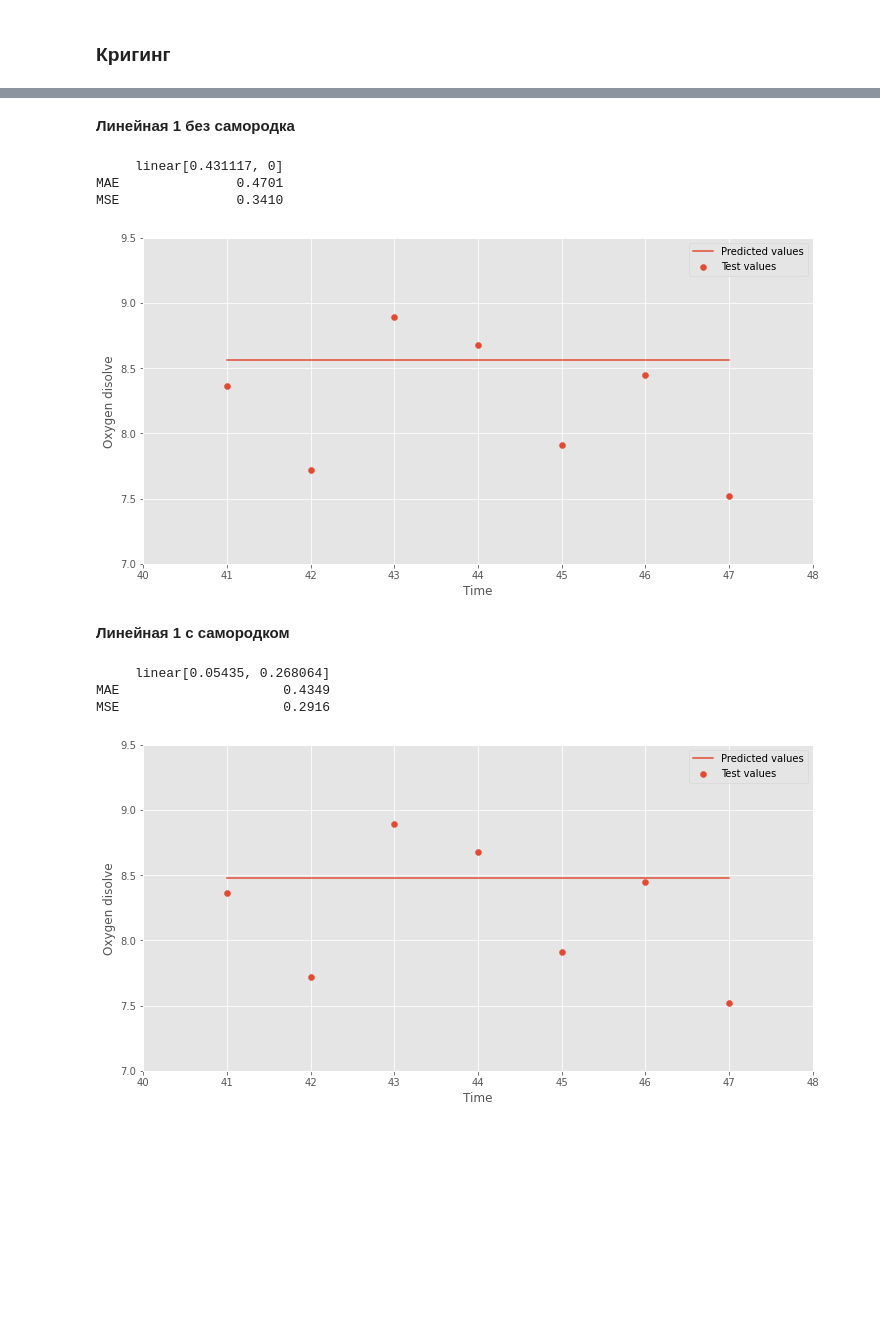
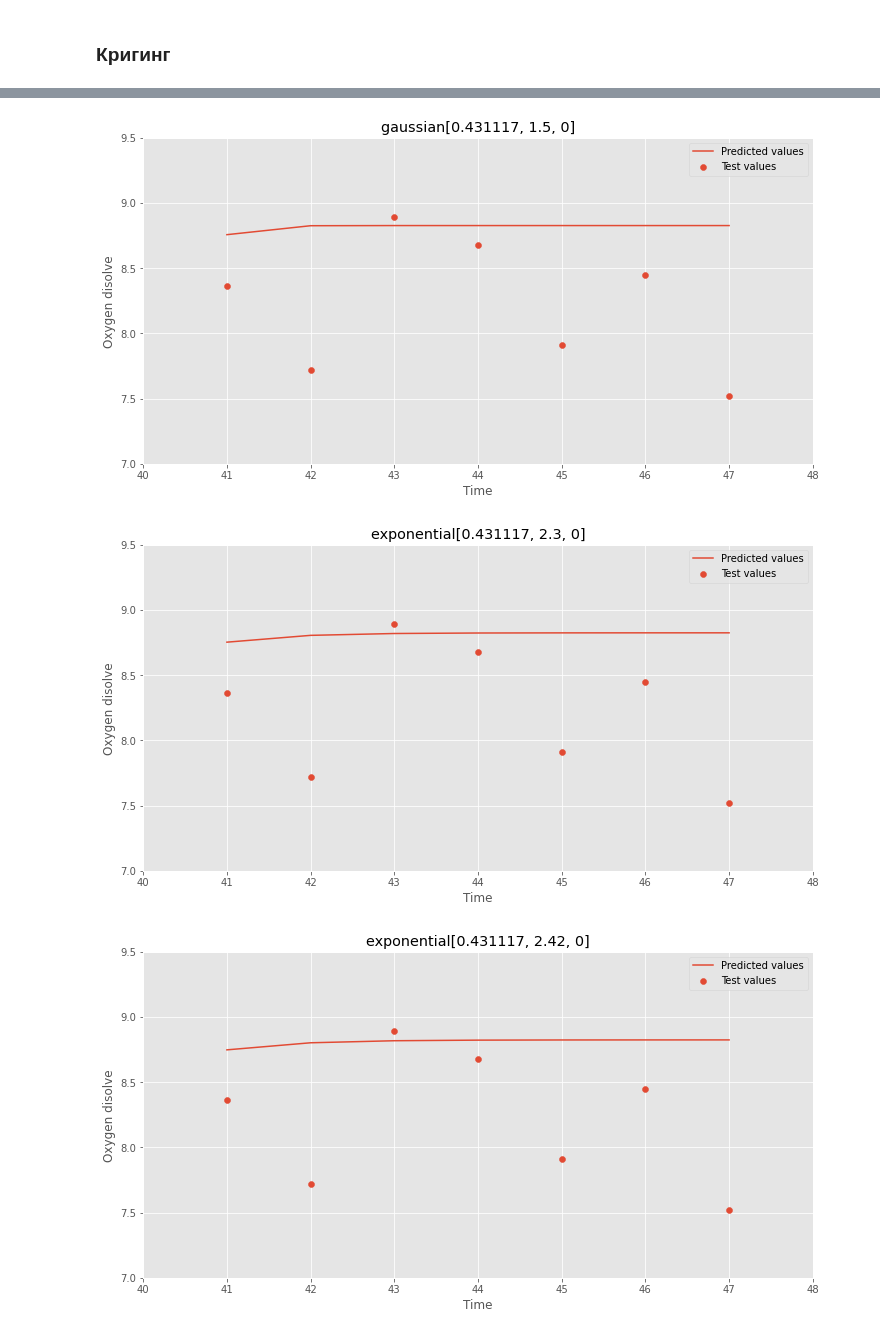
Before and after one commit to nktrn/oxygen_dissolve, a Jupyter notebook: Course work.ipynb, the cells around one changed output, grey strips where cells are left out. Cells and saved outputs as stored; diff of their text form; code cells hidden in the pictures; blank space fills up the shorter version.

Commit message:
Add kriging v2

```diff
--- a/Course work.ipynb
+++ b/Course work.ipynb
@@ -395,11 +400,12 @@ X_test, y_test = np.arange(41, 48), df.iloc[40:].to_numpy()
 # %%
-def plot_kriging(X_test, y_test, y_pred, y_std):
+def plot_kriging(X_test, y_test, y_pred, y_std, name):
     fig, ax = plt.subplots(1, 1, figsize=(12, 6))
     ax.scatter(X_test, y_test, label="Test values")
     ax.plot(X_test, y_pred, label="Predicted values")
-    #ax.fill_between(x, y_pred - 3 * y_std, y_pred + 3 * y_std, alpha=0.3,
+    #ax.fill_between(X_test, y_pred - 3 * y_std, y_pred + 3 * y_std, alpha=0.3,
     #label="Confidence interval",)
     ax.legend()
+    ax.set_title(name)
     ax.set_xlabel("Time")
     ax.set_ylabel("Oxygen disolve")
     ax.set_xlim(40, 48)
@@ -407,12 +413,16 @@ def plot_kriging(X_test, y_test, y_pred, y_std):
     plt.show()
 # %%
 def errors_table(name, y_test, y_pred):
-    table = pd.DataFrame(columns=[name], index=['MAE', 'MSE'])
-    table[name] = [round(mean_absolute_error(y_pred, y_test), 4),
-                     round(mean_squared_error(y_pred, y_test), 4)]
+    table = pd.DataFrame(columns=[name], index=['E','std','MAE', 'MSE'])
+    residuals = y_test - y_pred
+
+    table[name] = [round(np.mean(residuals), 4),
+                   round(np.std(residuals),4),
+                   round(mean_absolute_error(y_pred, y_test), 4),
+                   round(mean_squared_error(y_pred, y_test), 4)]
     return table
 # %%
-def krigin(X_train, y_train, X_test, y_test, model_name, params):
+def kriging(X_train, y_train, X_test, y_test, model_name, params):
 
     model = OrdinaryKriging(X_train, np.zeros(X_train.shape), y_train,
                      variogram_model=model_name,
@@ -423,8 +433,8 @@ def krigin(X_train, y_train, X_test, y_test, model_name, params):
     y_pred = np.squeeze(y_pred)
     y_std = np.squeeze(y_std)
 
-    print(errors_table(model_name + str(list(params.values())), y_test, y_pred))
+    plot_kriging(X_test, y_test, y_pred, y_std, model_name + str(list(params.values())))
 
-    plot_kriging(X_test, y_test, y_pred, y_std)
+    return errors_table(model_name + str(list(params.values())), y_test, y_pred)
 # %% [markdown]
 ### Кригинг
@@ -471,20 +441,21 @@ MSE                        0.7293
-# %% [markdown]
-**Линейная 1 без самородка**
-# %%
-krigin(X_train, y_train, X_test, y_test,
-       'linear', {'slope': 0.431117, 'nugget': 0})
-# %% [output]
-     linear[0.431117, 0]
-MAE               0.4701
-MSE               0.3410
-[figure, removed]
-# %% [markdown]
-**Линейная 1 с самородком**
-# %%
-krigin(X_train, y_train, X_test, y_test,
-       'linear', {'slope': 0.05435, 'nugget': 0.268064})
-# %% [output]
-     linear[0.05435, 0.268064]
-MAE                     0.4349
-MSE                     0.2916
-[figure, removed]
+# %%
+kriging_models = [
+    [X_train, y_train, X_test, y_test,
+     'gaussian', {'sill': 0.431117, 'range': 1.5, 'nugget': 0}],
+    [X_train, y_train, X_test, y_test,
+       'exponential', {'sill': 0.431117, 'range': 2.3, 'nugget': 0}],
+    [X_train, y_train, X_test, y_test,
+       'exponential', {'sill': 0.431117, 'range': 2.42, 'nugget': 0}],
+    [X_train, y_train, X_test, y_test,
+       'exponential', {'sill': 0.163, 'range': 7, 'nugget': 0.268}],
+    [X_train, y_train, X_test, y_test,
+       'linear', {'slope': 0.431117, 'nugget': 0}],
+    [X_train, y_train, X_test, y_test,
+       'linear', {'slope': 0.05435, 'nugget': 0.268064}]
+]
+# %%
+errors_table_kriging = [kriging(*i) for i in kriging_models]
+# %% [output]
+[figure, added]
+[figure, added]
+[figure, added]
```
Also changed, not shown: parts of 13 cells of this notebook.
